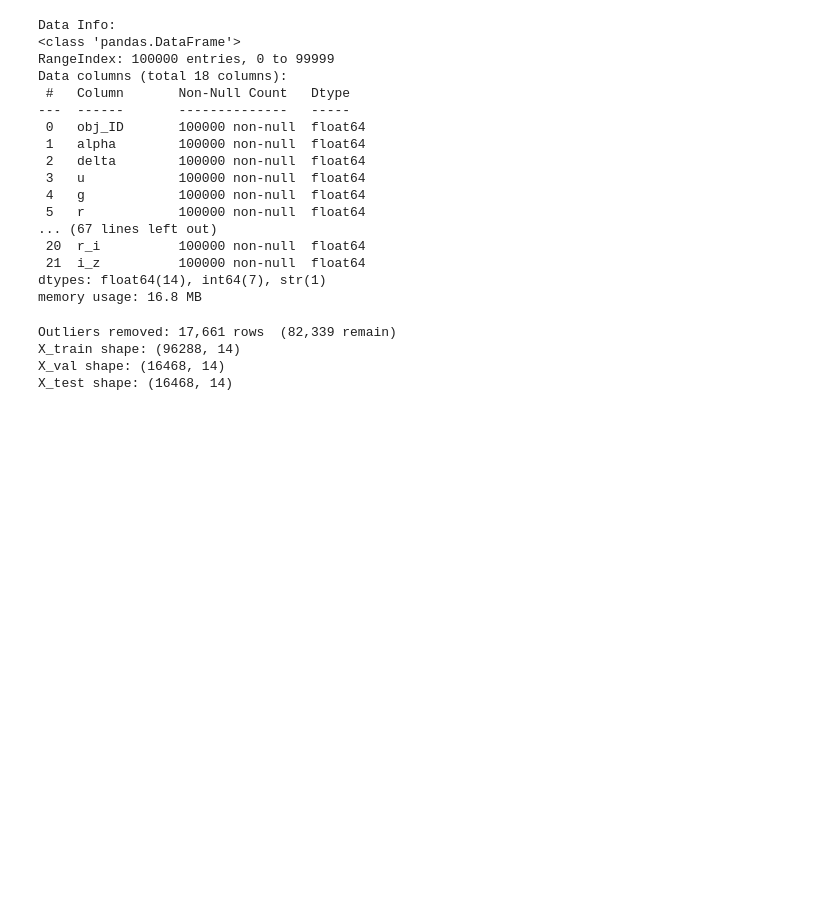
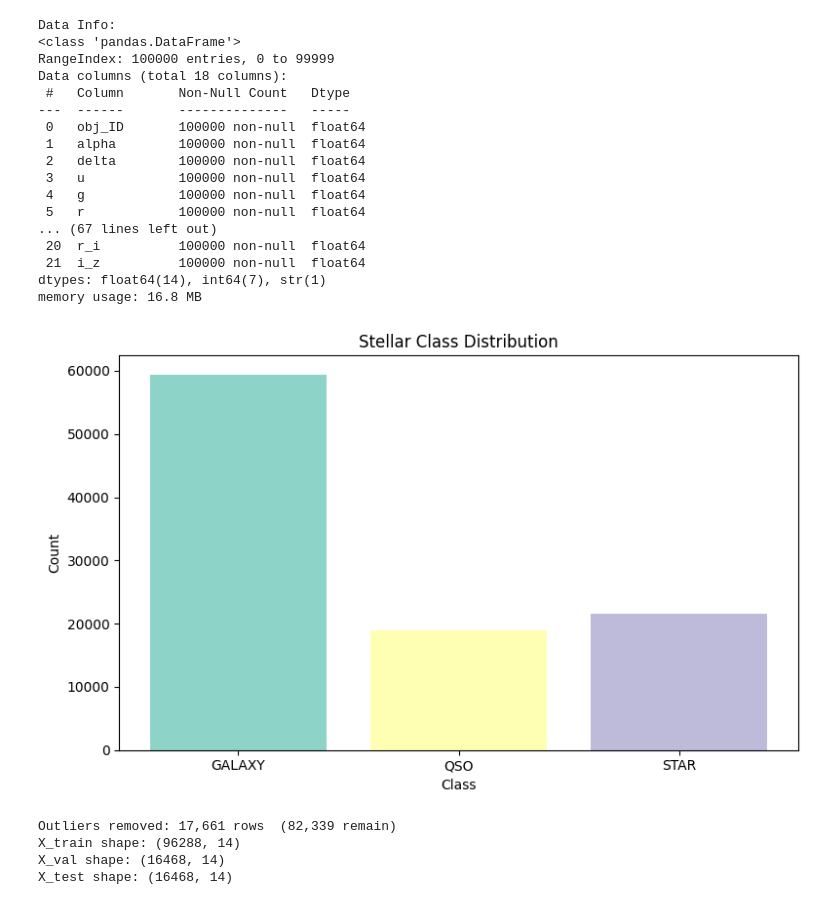
Before and after one commit to nicolomeneguzzo/Computational-Physics-2026, a Jupyter notebook: Astrophysical-Objects-Recognition/notebooks/stellar-classification-and-supervised-learning.ipynb, the cells around one changed output. Saved outputs shown, nothing was run; the diff lists cells and outputs as text; code cells hidden in the pictures; blank space fills up the shorter version.

```diff
--- a/Astrophysical-Objects-Recognition/notebooks/stellar-classification-and-supervised-learning.ipynb
+++ b/Astrophysical-Objects-Recognition/notebooks/stellar-classification-and-supervised-learning.ipynb
@@ -73,6 +73,10 @@ Data columns (total 18 columns):
  21  i_z          100000 non-null  float64
 dtypes: float64(14), int64(7), str(1)
 memory usage: 16.8 MB
+# %%
+sc.plot_class_distribution(star['class'], title="Stellar Class Distribution")
+# %% [output]
+[figure, added]
 # %%
 # Preprocessing: Apply outlier removal, splits, standardization, and SMOTE
 X_train, X_val, X_test, y_train, y_val, y_test, label_encoder, scaler, feature_names = sc.prepare_splits(
```
Also changed, not shown: parts of 1 cell of this notebook, 2 other files.
